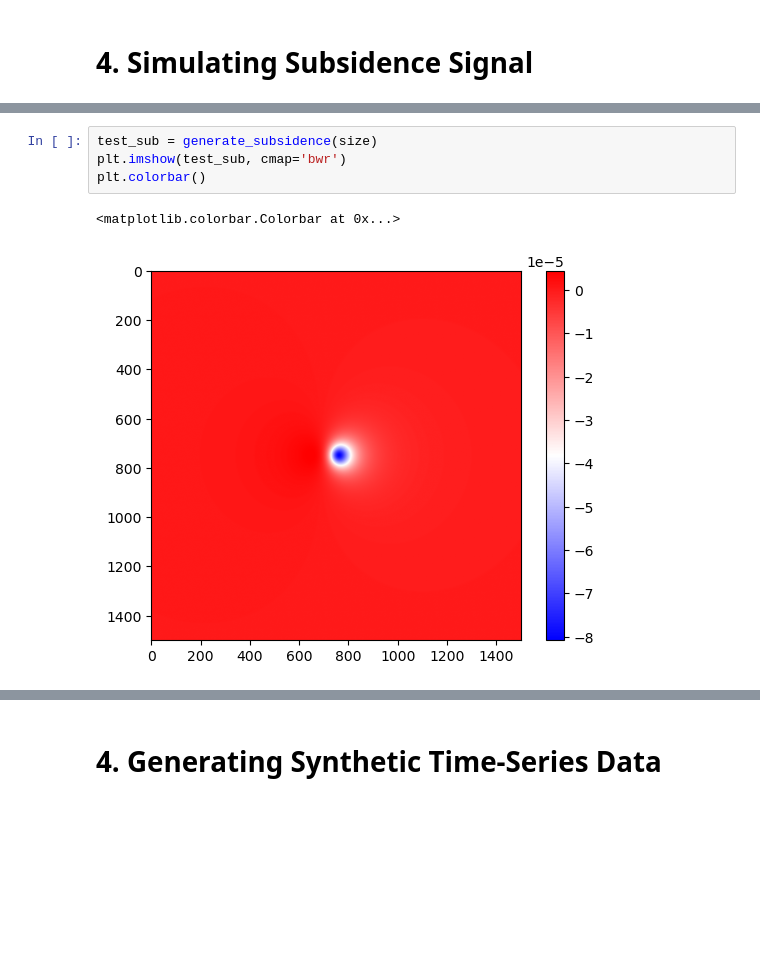
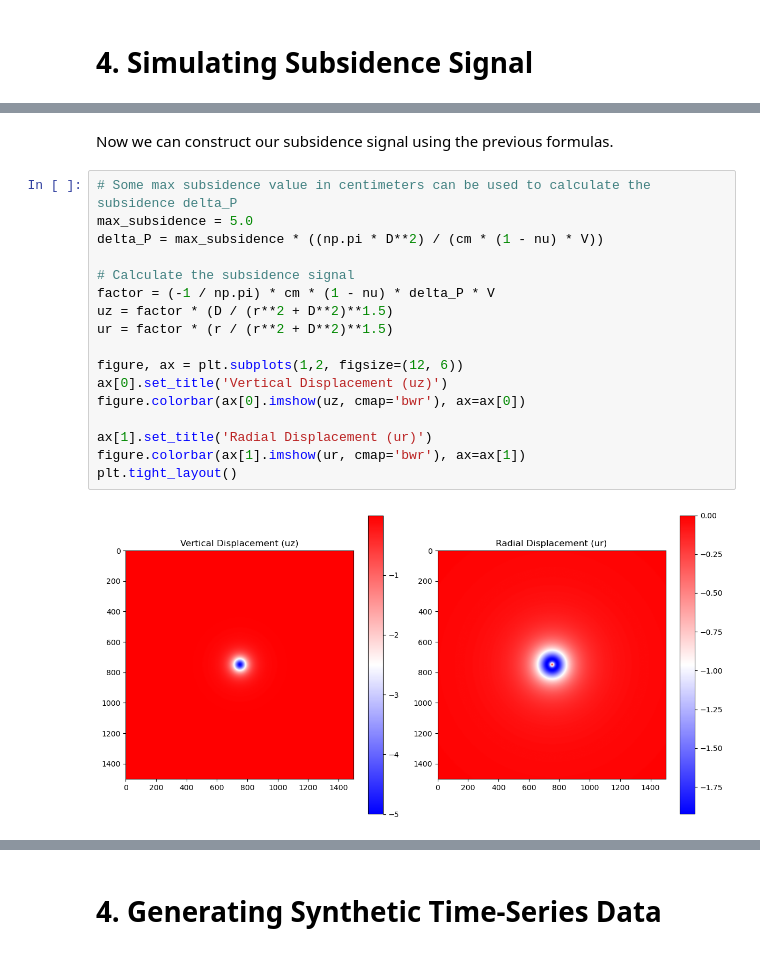
Before and after one commit to Mannvika/KyodaiNaturalResourceLab, a Jupyter notebook: InSAR_SyntheticData_Documentation.ipynb, the cells around one changed output, grey strips where cells are left out. Cells and saved outputs as stored; diff of their text form; blank space fills up the shorter version.

```diff
--- a/InSAR_SyntheticData_Documentation.ipynb
+++ b/InSAR_SyntheticData_Documentation.ipynb
@@ -248,7 +190,21 @@ def generate_subsidence(size, D=50, delta_P=1.0, nu=0.25, cm=1.0, V=1.0, inciden
-# %%
-test_sub = generate_subsidence(size)
-plt.imshow(test_sub, cmap='bwr')
-plt.colorbar()
-# %% [output]
-<matplotlib.colorbar.Colorbar at 0x...>
-[figure, removed]
+# %% [markdown]
+Now we can construct our subsidence signal using the previous formulas.
+# %%
+# Some max subsidence value in centimeters can be used to calculate the subsidence delta_P
+max_subsidence = 5.0
+delta_P = max_subsidence * ((np.pi * D**2) / (cm * (1 - nu) * V))
+
+# Calculate the subsidence signal
+factor = (-1 / np.pi) * cm * (1 - nu) * delta_P * V
+uz = factor * (D / (r**2 + D**2)**1.5)
+ur = factor * (r / (r**2 + D**2)**1.5)
+
+figure, ax = plt.subplots(1,2, figsize=(12, 6))
+ax[0].set_title('Vertical Displacement (uz)')
+figure.colorbar(ax[0].imshow(uz, cmap='bwr'), ax=ax[0])
+
+ax[1].set_title('Radial Displacement (ur)')
+figure.colorbar(ax[1].imshow(ur, cmap='bwr'), ax=ax[1])
+plt.tight_layout()
+# %% [output]
+[figure, added]
```
Also changed, not shown: parts of 14 cells of this notebook, 3 other files.
